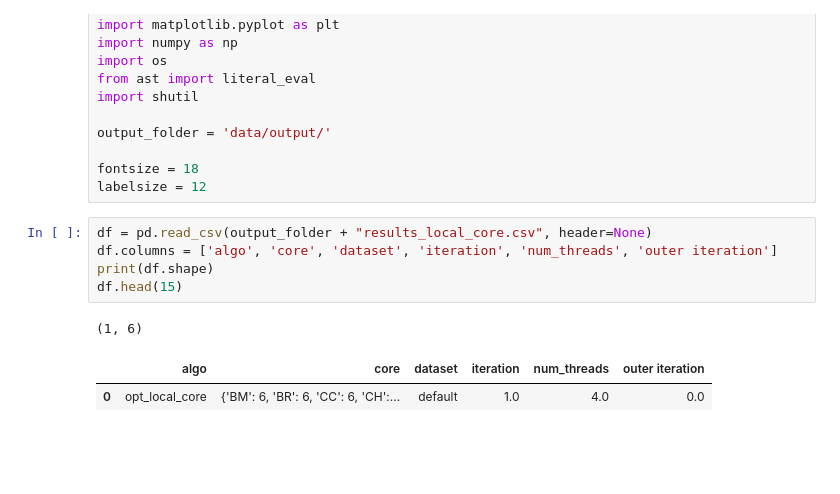
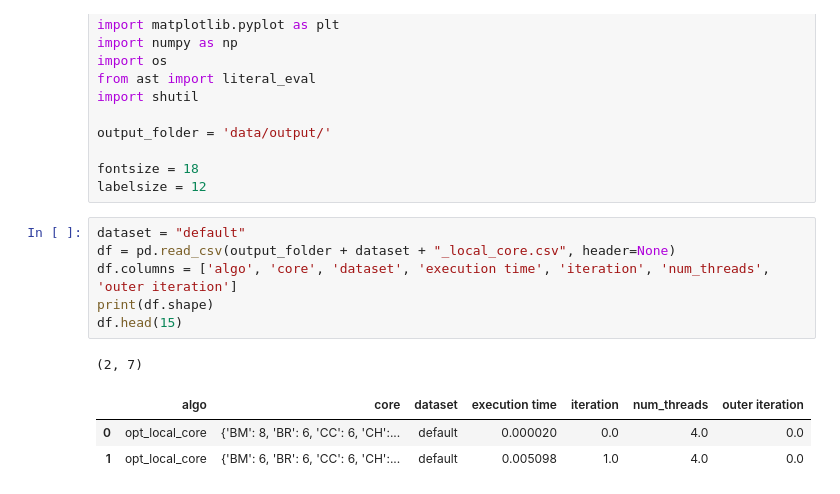
Before and after one commit to bishwamittra/scripts_hg-core-decomposition, a Jupyter notebook: read_output.ipynb, the cells around one changed output. Saved outputs shown, nothing was run; the diff lists cells and outputs as text; blank space fills up the shorter version.

Commit message:
execution time added

```diff
--- a/read_output.ipynb
+++ b/read_output.ipynb
@@ -755,11 +755,13 @@ output_folder = 'data/output/'
 fontsize = 18
 labelsize = 12
 # %%
-df = pd.read_csv(output_folder + "results_local_core.csv", header=None)
-df.columns = ['algo', 'core', 'dataset', 'iteration', 'num_threads', 'outer iteration']
+dataset = "default"
+df = pd.read_csv(output_folder + dataset + "_local_core.csv", header=None)
+df.columns = ['algo', 'core', 'dataset', 'execution time', 'iteration', 'num_threads', 'outer iteration']
 print(df.shape)
 df.head(15)
 # %% [output]
-(1, 6)
+(2, 7)
-|  | algo | core | dataset | iteration | num_threads | outer iteration |
-| 0 | opt_local_core | {'BM': 6, 'BR': 6, 'CC': 6, 'CH':... | default | 1.0 | 4.0 | 0.0 |
+|  | algo | core | dataset | execution time | iteration | num_threads | outer iteration |
+| 0 | opt_local_core | {'BM': 8, 'BR': 6, 'CC': 6, 'CH':... | default | 0.000020 | 0.0 | 4.0 | 0.0 |
+| 1 | opt_local_core | {'BM': 6, 'BR': 6, 'CC': 6, 'CH':... | default | 0.005098 | 1.0 | 4.0 | 0.0 |
```
Also changed, not shown: 1 other file.
